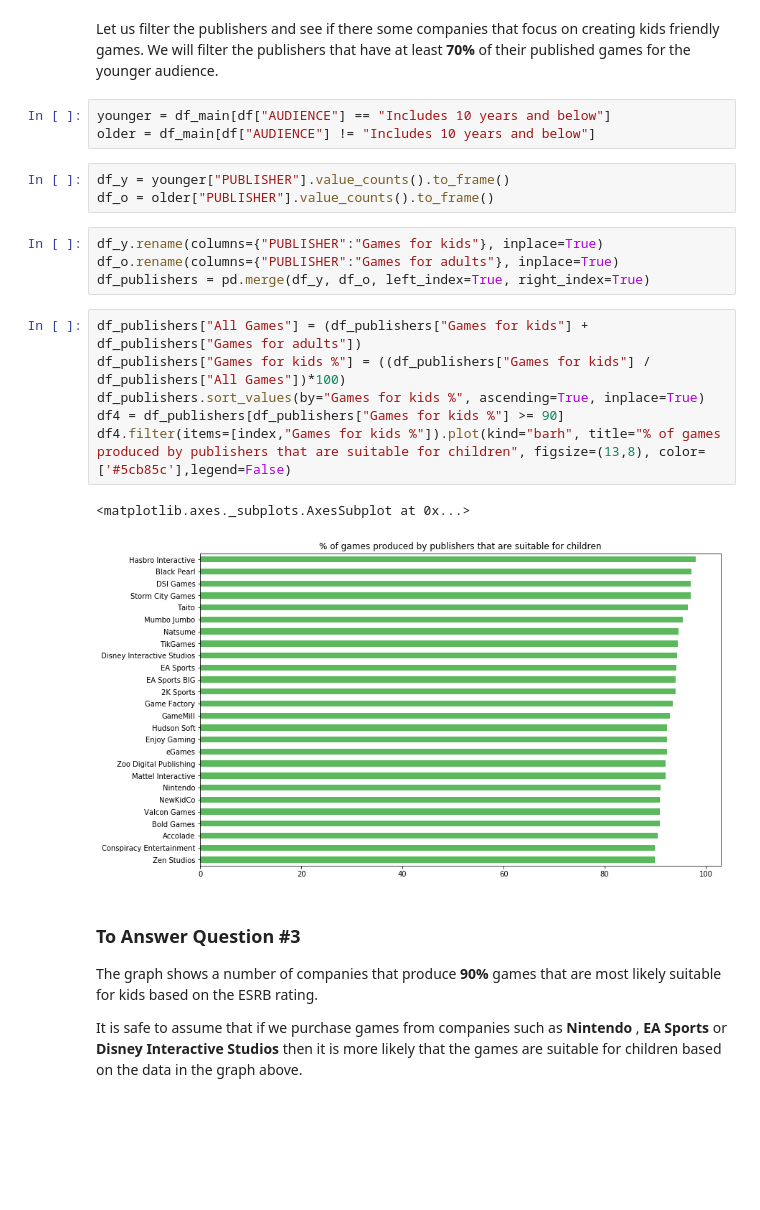
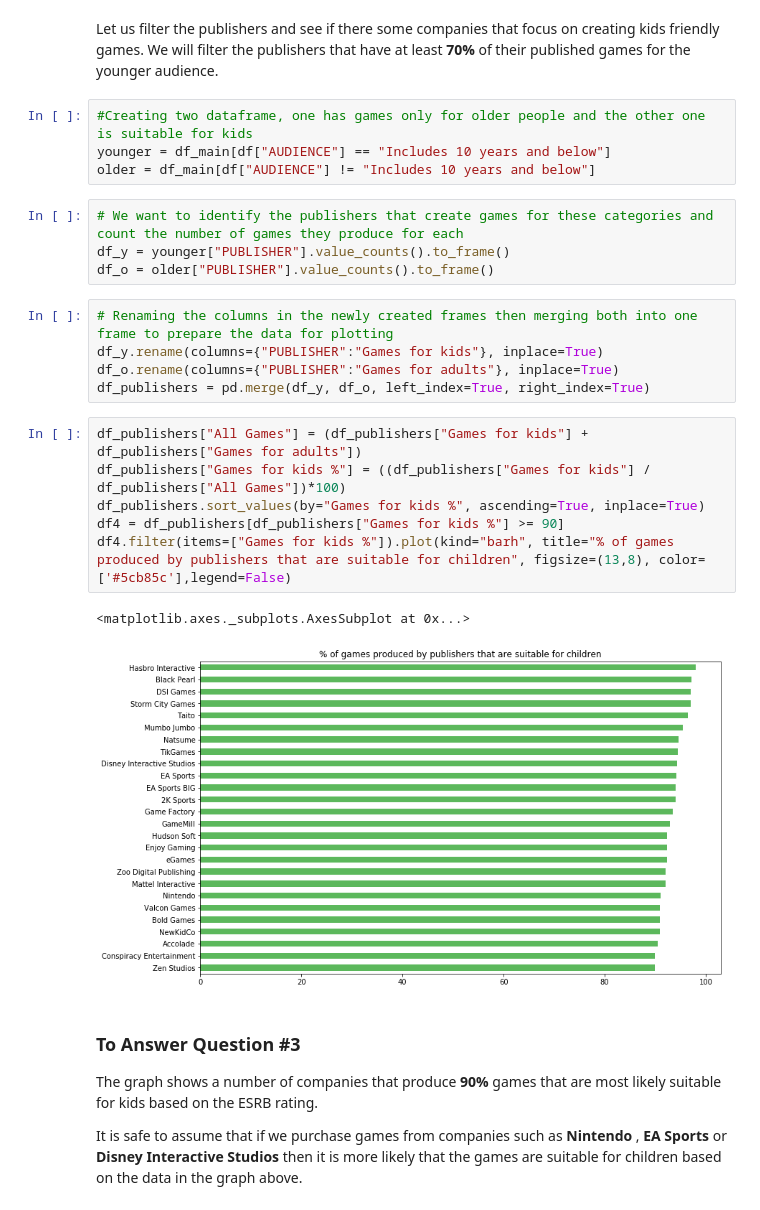
Before and after one commit to lsyaseen/P1_U_VG, a Jupyter notebook: VideoGames_Udacity.ipynb, the cells around one changed output. Cells and saved outputs as stored; diff of their text form; blank space fills up the shorter version.

```diff
--- a/VideoGames_Udacity.ipynb
+++ b/VideoGames_Udacity.ipynb
@@ -261,24 +292,27 @@ However, in the previous section, we did confirm that companies tend to develop
 # %% [markdown]
 Let us filter the publishers and see if there some companies that focus on creating kids friendly games. We will filter the publishers that have at least **70%** of their published games for the younger audience.
 # %%
+#Creating two dataframe, one has games only for older people and the other one is suitable for kids
 younger = df_main[df["AUDIENCE"] == "Includes 10 years and below"]
 older = df_main[df["AUDIENCE"] != "Includes 10 years and below"]
-# %%
-df_y = younger["PUBLISHER"].value_counts().to_frame()
-df_o = older["PUBLISHER"].value_counts().to_frame()
+# %%
+# We want to identify the publishers that create games for these categories and count the number of games they produce for each
+df_y = younger["PUBLISHER"].value_counts().to_frame()
+df_o = older["PUBLISHER"].value_counts().to_frame()
 # %%
+# Renaming the columns in the newly created frames then merging both into one frame to prepare the data for plotting
 df_y.rename(columns={"PUBLISHER":"Games for kids"}, inplace=True)
 df_o.rename(columns={"PUBLISHER":"Games for adults"}, inplace=True)
 df_publishers = pd.merge(df_y, df_o, left_index=True, right_index=True)
 # %%
 df_publishers["All Games"] = (df_publishers["Games for kids"] + df_publishers["Games for adults"])
 df_publishers["Games for kids %"] = ((df_publishers["Games for kids"] / df_publishers["All Games"])*100)
 df_publishers.sort_values(by="Games for kids %", ascending=True, inplace=True)
 df4 = df_publishers[df_publishers["Games for kids %"] >= 90]
-df4.filter(items=[index,"Games for kids %"]).plot(kind="barh", title="% of games produced by publishers that are suitable for children", figsize=(13,8), color=['#5cb85c'],legend=False)
+df4.filter(items=["Games for kids %"]).plot(kind="barh", title="% of games produced by publishers that are suitable for children", figsize=(13,8), color=['#5cb85c'],legend=False)
 # %% [output]
 <matplotlib.axes._subplots.AxesSubplot at 0x...>
-[figure, old version]
+[figure, new version]
 # %% [markdown]
 ### To Answer Question #3
 
```
Also changed, not shown: parts of 24 cells of this notebook, 7 other files.
